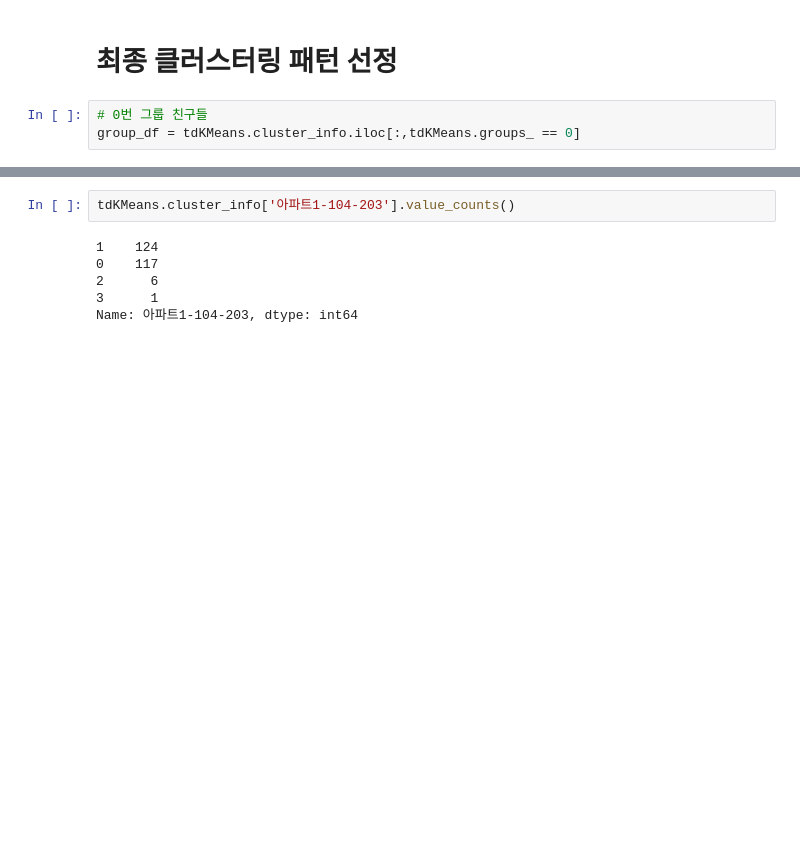
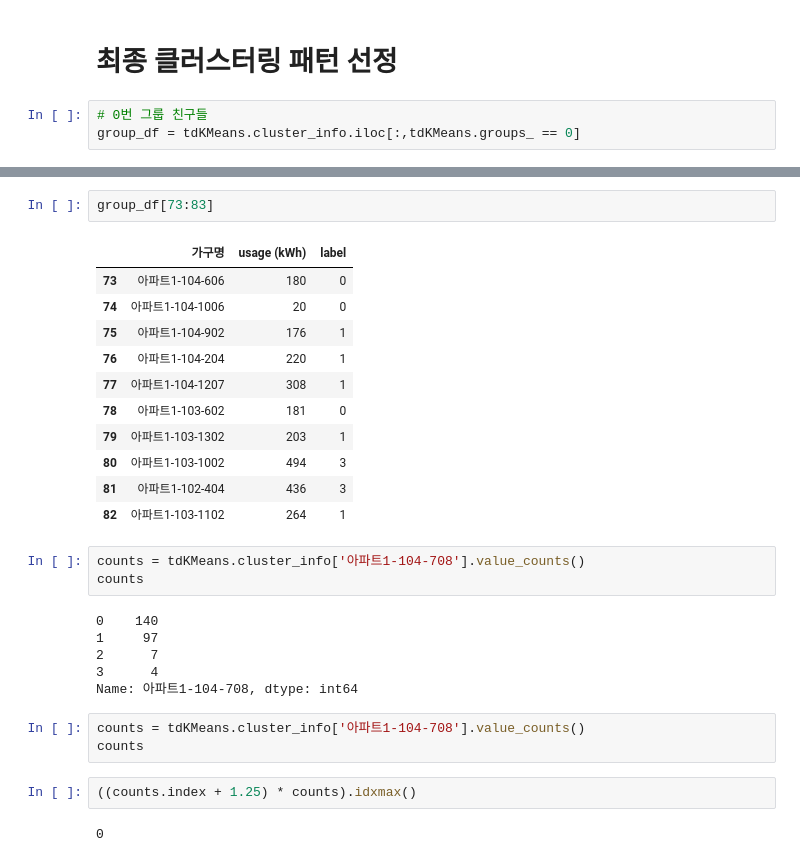
Before and after one commit to formegusto/distribution-public-fee, a Jupyter notebook: pt4.Time Division KMeans.ipynb, the cells around one changed output, grey strips where cells are left out. Drawn from its saved outputs; the diff is of its cells as text; blank space fills up the shorter version.

```diff
--- a/pt4.Time Division KMeans.ipynb
+++ b/pt4.Time Division KMeans.ipynb
@@ -268,8 +274,30 @@ weight_sum_total / weight_sum - 1
+# %%
+group_df[73:83]
+# %% [output]
+|  | 가구명 | usage (kWh) | label |
+| 73 | 아파트1-104-606 | 180 | 0 |
+| 74 | 아파트1-104-1006 | 20 | 0 |
+| 75 | 아파트1-104-902 | 176 | 1 |
+| 76 | 아파트1-104-204 | 220 | 1 |
+| 77 | 아파트1-104-1207 | 308 | 1 |
+| 78 | 아파트1-103-602 | 181 | 0 |
+| 79 | 아파트1-103-1302 | 203 | 1 |
+| 80 | 아파트1-103-1002 | 494 | 3 |
+| 81 | 아파트1-102-404 | 436 | 3 |
+| 82 | 아파트1-103-1102 | 264 | 1 |
 # %%
-tdKMeans.cluster_info['아파트1-104-203'].value_counts()
+counts = tdKMeans.cluster_info['아파트1-104-708'].value_counts()
+counts
 # %% [output]
-1    124
-0    117
-2      6
-3      1
-Name: 아파트1-104-203, dtype: int64
+0    140
+1     97
+2      7
+3      4
+Name: 아파트1-104-708, dtype: int64
+# %%
+counts = tdKMeans.cluster_info['아파트1-104-708'].value_counts()
+counts
+# %%
+((counts.index + 1.25) * counts).idxmax()
+# %% [output]
+0
```
Also changed, not shown: parts of 22 cells of this notebook, 3 other files.
